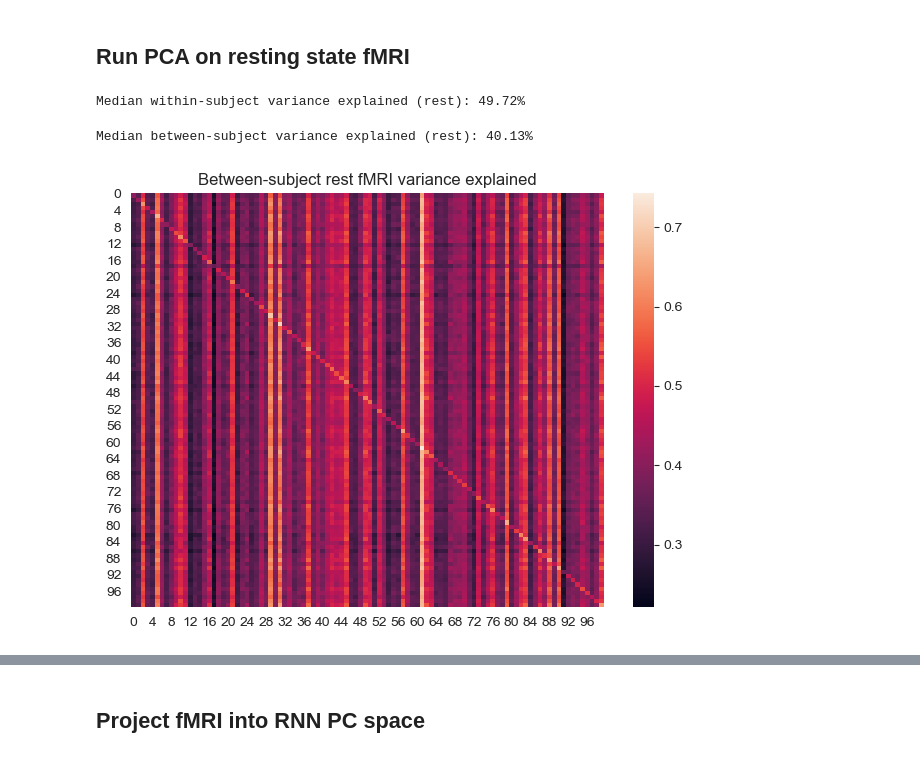
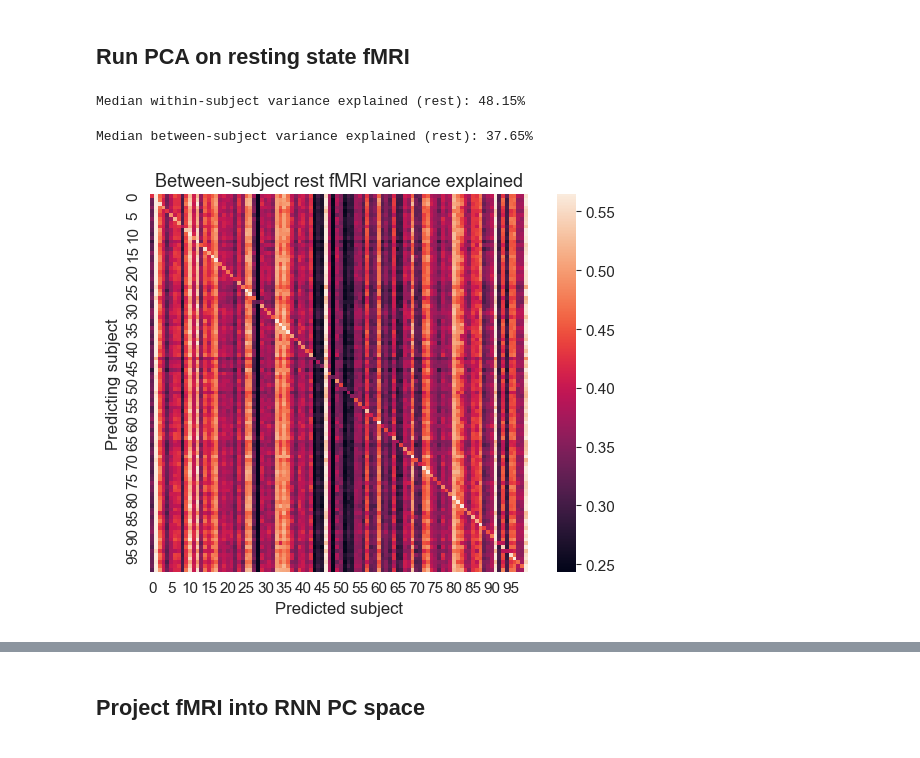
Before and after one commit to LindenParkesLab/neuro_rnn, a Jupyter notebook: scripts/biornn_results_dynamics.ipynb, the cells around one changed output, grey strips where cells are left out. Saved outputs shown, nothing was run; the diff lists cells and outputs as text; code cells hidden in the pictures.

```diff
--- a/scripts/biornn_results_dynamics.ipynb
+++ b/scripts/biornn_results_dynamics.ipynb
@@ -503,3 +575,4 @@ else:
 # Load fMRI data
 # %%
 n_fmri_subj = 100
+pick_random_subjects = True
@@ -627,9 +731,9 @@ for model_idx in range(n_models):
     for run_idx in tqdm(range(n_runs), desc=f'Model {model_idx+1}/{n_models}'):
 
         # task PCA
-        pca, hpc, nt, ntp, nn, var_exp = pca_hidden_activity(
-            hidden_activity=test_data_task[model_idx][run_idx]['hidden_activity'],
-            n_components=n_pc, normalize_data=True)
+        pca, hpc, nt, ntp, nn, var_exp = fit_pca(
+            data=test_data_task[model_idx][run_idx]['hidden_activity'],
+            n_components=n_pc)
 
         trial_categ = test_data_task[model_idx][run_idx]['info'].ground_truth.to_numpy()
         categs = np.unique(trial_categ)
@@ -658,9 +762,9 @@ for model_idx in range(n_models):
         ve_task[run_idx] = var_exp['total']
 
         # rest PCA
-        pca, hpc, nt, ntp, nn, var_exp = pca_hidden_activity(
-            hidden_activity=[test_data_rest[model_idx][run_idx]['hidden_activity']],
-            n_components=n_pc, normalize_data=True)
+        pca, hpc, nt, ntp, nn, var_exp = fit_pca(
+            data=test_data_rest[model_idx][run_idx]['hidden_activity'],
+            n_components=n_pc)
 
         pca_hidden_rest_model.append({
             'pca': pca,
@@ -777,45 +873,38 @@ Median between-subject variance explained (task): 41.93%
 # %%
 pca_fmri_rest = list()
 pca_fmri_rest_var_exp = np.zeros((n_fmri_subj,))
 
 for si in tqdm(range(n_fmri_subj)):
     this_fmri = fmri_rest_ts[:, :, si]
-    pca = PCA(n_components=n_pc)
-    pca.fit(this_fmri)
-
-    variance_explained = {
-        'each': pca.explained_variance_ratio_,
-        'cumul': np.cumsum(pca.explained_variance_ratio_),
-        'total': np.sum(pca.explained_variance_ratio_)
-    }
+    pca, _, _, _, _, variance_explained = fit_pca(data=this_fmri, n_components=n_pc)
     pca_fmri_rest.append({'pca': pca, 'var_exp': variance_explained})
     pca_fmri_rest_var_exp[si] = variance_explained['total']
 
 print(f'Median within-subject variance explained (rest): {100*np.median(pca_fmri_rest_var_exp):.2f}%')
 
 # compute inter-subject variance explained (baseline)
 N = n_fmri_subj
 fmri_rest_intersubj_var_exp_all = np.zeros((N, N))
 for s1 in tqdm(range(N)):
-    x1 = fmri_rest_ts[:, :, s1]
-    p1 = pca_fmri_rest[s1]['pca']
+    pca1 = pca_fmri_rest[s1]['pca']
     for s2 in range(N):
-        x2 = fmri_rest_ts[:, :, s2]
-        x2_pc = x2 @ p1.components_.T
-        total_var = np.sum(np.power(x2, 2), axis=None)
-        pc_vars = np.sum(np.power(x2_pc, 2), axis=0)
-        fmri_rest_intersubj_var_exp_all[s1, s2] = np.sum(pc_vars) / total_var
+        ts2 = fmri_rest_ts[:, :, s2]
+        _, variance_explained = pca_projection(ts2, pca1, centering_mean='data')
+        fmri_rest_intersubj_var_exp_all[s1, s2] = variance_explained['total']
 triuind = np.triu_indices_from(fmri_rest_intersubj_var_exp_all, k=1)
 fmri_rest_intersubj_var_exp_all_vec = fmri_rest_intersubj_var_exp_all[triuind]
 fmri_rest_intersubj_var_exp = np.median(fmri_rest_intersubj_var_exp_all_vec)
 print(f'Median between-subject variance explained (rest): {100*fmri_rest_intersubj_var_exp:.2f}%')
 
+set_font_size(12)
 plt.figure()
-sns.heatmap(fmri_rest_intersubj_var_exp_all)
+sns.heatmap(fmri_rest_intersubj_var_exp_all, robust=True, square=True)
+plt.xlabel('Predicted subject')
+plt.ylabel('Predicting subject')
 plt.title('Between-subject rest fMRI variance explained')
 plt.tight_layout()
 plt.show()
 # %% [output]
-Median within-subject variance explained (rest): 49.72%
+Median within-subject variance explained (rest): 48.15%
-Median between-subject variance explained (rest): 40.13%
+Median between-subject variance explained (rest): 37.65%
-[figure, old version]
+[figure, new version]
```
Also changed, not shown: parts of 25 cells of this notebook.
